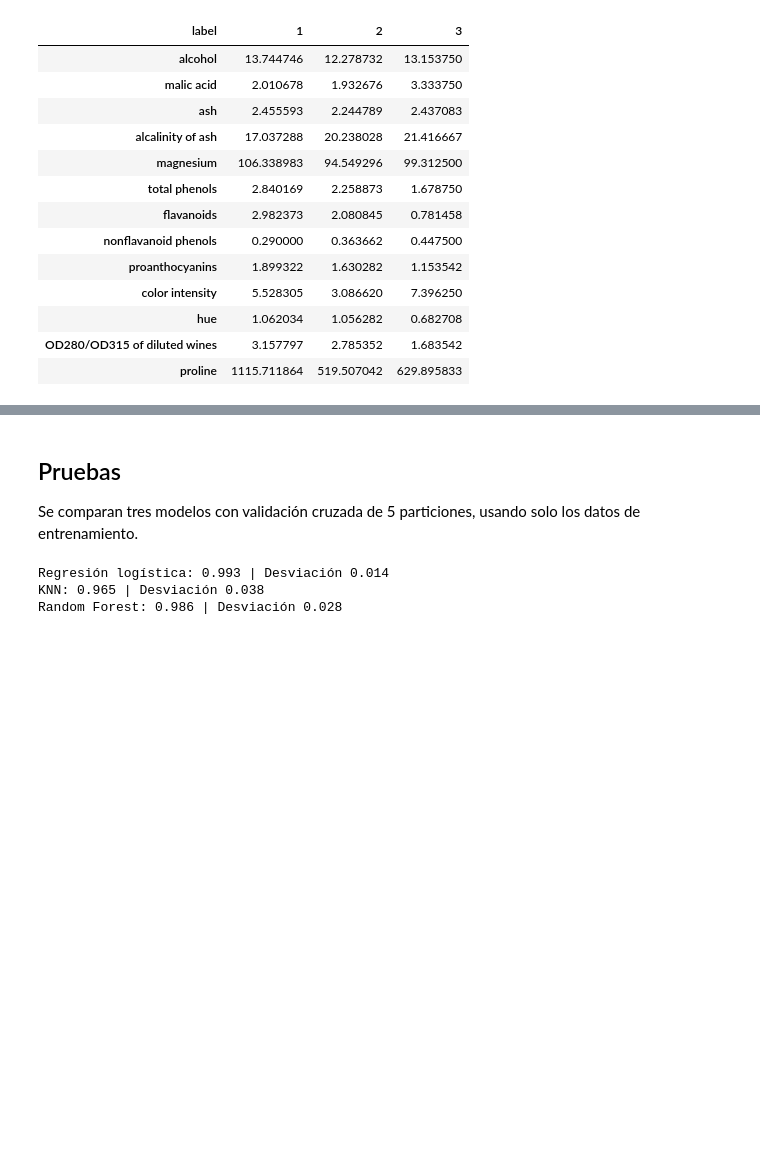
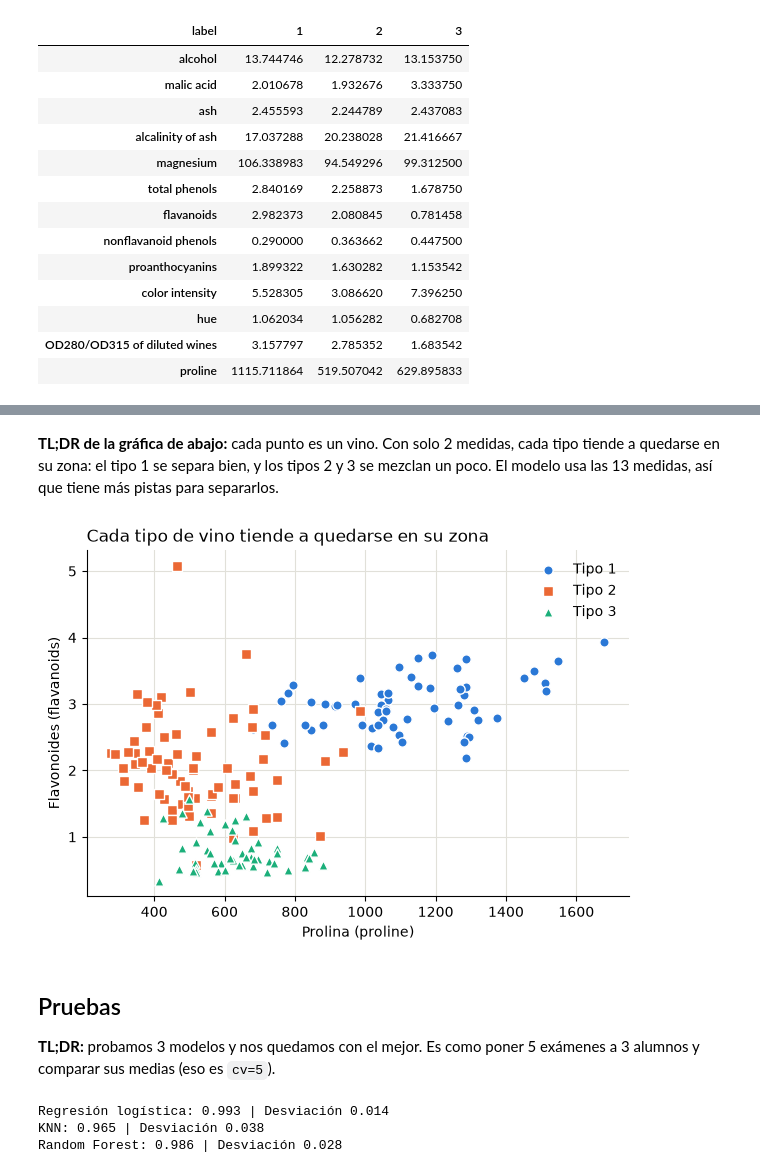
Before and after one commit to JorgeAVargasC/mucsi-cloud-computing-wine-recognition, a Jupyter notebook: wine_recognition.ipynb, the cells around one changed output, grey strips where cells are left out. Saved outputs shown, nothing was run; the diff lists cells and outputs as text; code cells hidden in the pictures; blank space fills up the shorter version.

```diff
--- a/wine_recognition.ipynb
+++ b/wine_recognition.ipynb
@@ -73,5 +107,32 @@ Vinos por tipo: {1: 59, 2: 71, 3: 48}
+# %% [markdown]
+**TL;DR de la gráfica de abajo:** cada punto es un vino. Con solo 2 medidas, cada tipo tiende a quedarse en su zona: el tipo 1 se separa bien, y los tipos 2 y 3 se mezclan un poco. El modelo usa las 13 medidas, así que tiene más pistas para separarlos.
+# %%
+TYPE_STYLES = {1: ("#2a78d6", "o"), 2: ("#eb6834", "s"), 3: ("#1baf7a", "^")}
+
+fig, ax = plt.subplots(figsize=(7, 4.5))
+for wine_type, (color, marker) in TYPE_STYLES.items():
+    wines = df[df["label"] == wine_type]
+    ax.scatter(
+        wines["proline"],
+        wines["flavanoids"],
+        c=color,
+        marker=marker,
+        s=45,
+        edgecolors="white",
+        linewidths=1,
+        label=f"Tipo {wine_type}",
+    )
+ax.set_title("Cada tipo de vino tiende a quedarse en su zona")
+ax.set_xlabel("Prolina (proline)")
+ax.set_ylabel("Flavonoides (flavanoids)")
+ax.grid(color="#e1e0d9", linewidth=0.8)
+ax.set_axisbelow(True)
+ax.legend(frameon=False)
+plt.show()
+# %% [output]
+[figure, added]
 # %% [markdown]
 ## Pruebas
 
-Se comparan tres modelos con validación cruzada de 5 particiones, usando solo los datos de entrenamiento.
+**TL;DR:** probamos 3 modelos y nos quedamos con el mejor. Es como poner 5 exámenes a 3 alumnos y comparar sus medias (eso es `cv=5`).
 # %%
```
Also changed, not shown: parts of 17 cells of this notebook.
